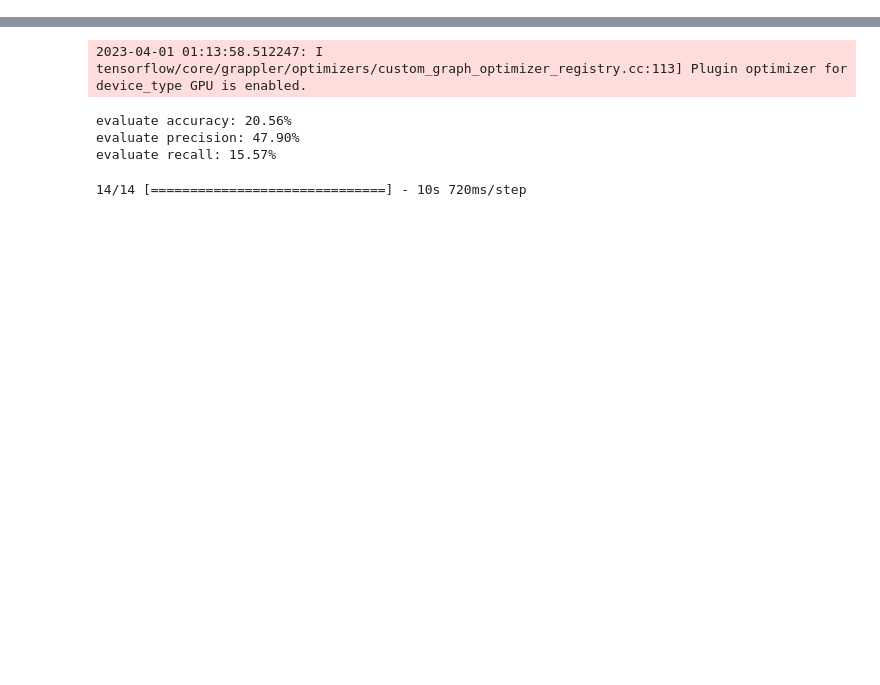
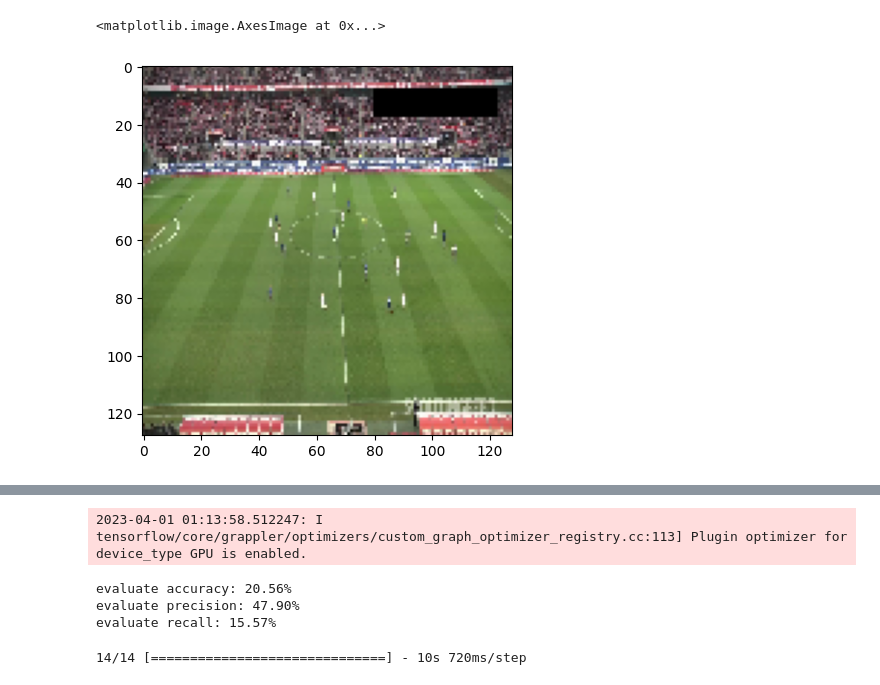
Before and after one commit to pascal-wolf/extra-time-calculation, a Jupyter notebook: inference.ipynb, the cells around one changed output, grey strips where cells are left out. Cells and saved outputs as stored; diff of their text form; code cells hidden in the pictures; blank space fills up the shorter version.

```diff
--- a/inference.ipynb
+++ b/inference.ipynb
@@ -17,0 +20,4 @@ maxCacheSize: 5.33 GB
+# %%
+validation_generator.reset()
+X, y = validation_generator.next()
+X[0]
@@ -18,3 +42,8 @@ maxCacheSize: 5.33 GB
+# %%
+plt.imshow(X[0])
+# %% [output]
+<matplotlib.image.AxesImage at 0x...>
+[figure, added]
 # %%
 VAL_IMAGES_PATH = "./data/validation_data/"
 height, width = 128, 128
```
Also changed, not shown: parts of 12 cells of this notebook, 7 other files.
